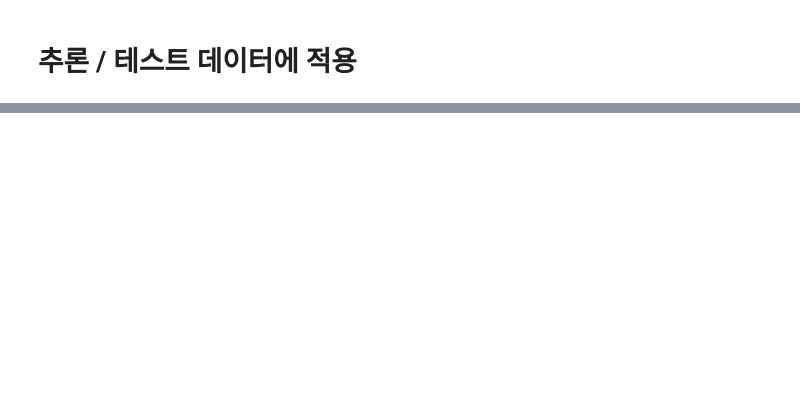
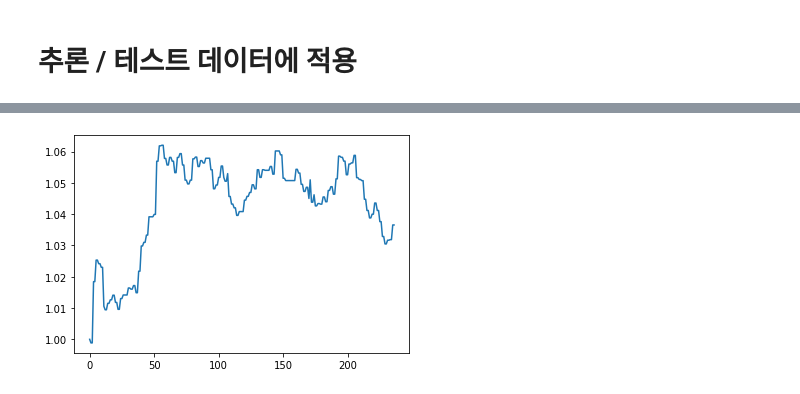
Before and after one commit to hrdkdh/reinforcement-learning, a Jupyter notebook: dqn_test_ver3_5actions.ipynb, the cells around one changed output, grey strips where cells are left out. Saved outputs shown, nothing was run; the diff lists cells and outputs as text; code cells hidden in the pictures; blank space fills up the shorter version.

```diff
--- a/dqn_test_ver3_5actions.ipynb
+++ b/dqn_test_ver3_5actions.ipynb
@@ -71,8 +71,6 @@ class modelTrainer(): #일봉 기준 클래스로, 추후 시간봉으로 트레
         self.df = df
         self.state_list = None
         self.action_names = ["KDX매수", "KDX매도", "홀드", "KDI매수", "KDI매도"]
-        self.last_buy_price_kdx = 0
-        self.last_buy_price_kdi = 0
         self.model_pred = None
         self.model_q = None
         self.episodes = episodes
@@ -552,0 +467,90 @@ df_result["잔고"].plot()
+# %%
+class Predictor(modelTrainer):
+    def __init__(self, df, model_path):
+        self.df = df
+        self.state_list = None
+        self.action_names = ["KDX매수", "KDX매도", "홀드", "KDI매수", "KDI매도"]
+        self.model_q = tf.keras.models.load_model(model_path)
+
+    def predict(self):
+        if self.model_q is None:
+            print("모델이 로드되지 않았습니다!")
+            return False
+
+        #변수 초기화
+        result = []
+        self.capital = 1000 * 10000
+        self.remain_cash = self.capital
+        self.remain_cash_kdx = 0
+        self.remain_cash_kdi = 0
+        self.remain_stock_kdx = 0
+        self.remain_stock_kdi = 0
+        self.dis = .9 #학습은 하지 않지만 reward 계산을 위해 필요..
+        self.profit_rate_goal = 2. #terminal 목표 수익율 설정
+
+        for state_idx, state in enumerate(self.state_list):
+            self.now_state = state
+
+            #현재 스테이트의 정보를 불러온다. (60행 * 10열)
+            state_data = state[:, 1:]
+
+            #flatten => 600행
+            state_data = state_data.reshape(state_data.shape[0]*state_data.shape[1])
+
+            #현재 수익율(=잔고), kdx, kdi 잔고(비율)을 마지막 요소로 입력 => 603행
+            remain_cash_sign = 0
+            remain_kdx_sign = 0
+            remain_kdi_sign = 0
+            if self.remain_stock_kdx > 0:
+                remain_kdx_sign = 1.
+            elif self.remain_stock_kdi > 0:
+                remain_kdi_sign = 1.
+            else:
+                remain_cash_sign = 1.
+            state_data = np.append(state_data, remain_cash_sign)
+            state_data = np.append(state_data, remain_kdx_sign)
+            state_data = np.append(state_data, remain_kdi_sign)
+            state_data = np.expand_dims(state_data, 0)
+            state_data = state_data.astype(np.float32)
+
+            #Q 모델에게 물어본다.
+            pred = self.model_q.predict(state_data)
+            action_selected = np.argmax(pred[0])
+            action_name_org = self.action_names[action_selected] # 화면 출력용
+
+            #액션별 보상을 계산한다.
+            reward, action_to_run = self._calcReward(action_selected)
+            action_name_to_run = self.action_names[action_to_run] # 실제 실행할 액션
+
+            #보상을 reward_list에 반영한다. (y값이 될 것)
+            # reward_list.append(reward)
+
+            #다음 스테이트 준비를 위해 액션을 취하고 액션별 수익을 갱신한다. (s+1 시가로 매수 / 매도 / 유지)
+            self._updateRemain(action_to_run)
+
+            if state_idx == len(self.state_list)-4: #마지막 스테이트라면 (실제로는 마지막 스테이트 -3이지만)
+                break
+
+            pred_print = [round(x, 2) for x in pred[0]]
+            reward_print = [round(x, 2) for x in reward]
+            print("[S{} : {}] {} {} {} 잔고 : {:,d}원 (현금 {:,d}원, KDX {:,d}원, KDI {:,d}원){}".format(
+                state_idx, action_name_to_run, pred_print, reward_print,
+                " "*40, int(self.remain_cash+self.remain_cash_kdx+self.remain_cash_kdi), int(self.remain_cash),
+                int(self.remain_cash_kdx), int(self.remain_cash_kdi), " "*10), end="\r")
+
+            result.append({
+                "잔고" : int(self.remain_cash + self.remain_cash_kdx + self.remain_cash_kdi),
+                "현금" : int(self.remain_cash),
+                "KDX" : int(self.remain_cash_kdx),
+                "KDI" : int(self.remain_cash_kdi),
+                "수익" : int(self.remain_cash + self.remain_cash_kdx + self.remain_cash_kdi) - self.capital,
+                "수익율" : int(self.remain_cash + self.remain_cash_kdx + self.remain_cash_kdi) / self.capital
+            })
+
+        self.df_result = pd.DataFrame(result)
+        self.df_result.to_excel("result_pred.xlsx", index=False)
+
+predictor = Predictor(df_test, "model_pred.h5")
+predictor.makeStateList()
+predictor.predict()
+# %% [output]
@@ -552,0 +560 @@ df_result["잔고"].plot()
+[figure, added]
```
Also changed, not shown: parts of 6 cells of this notebook.
